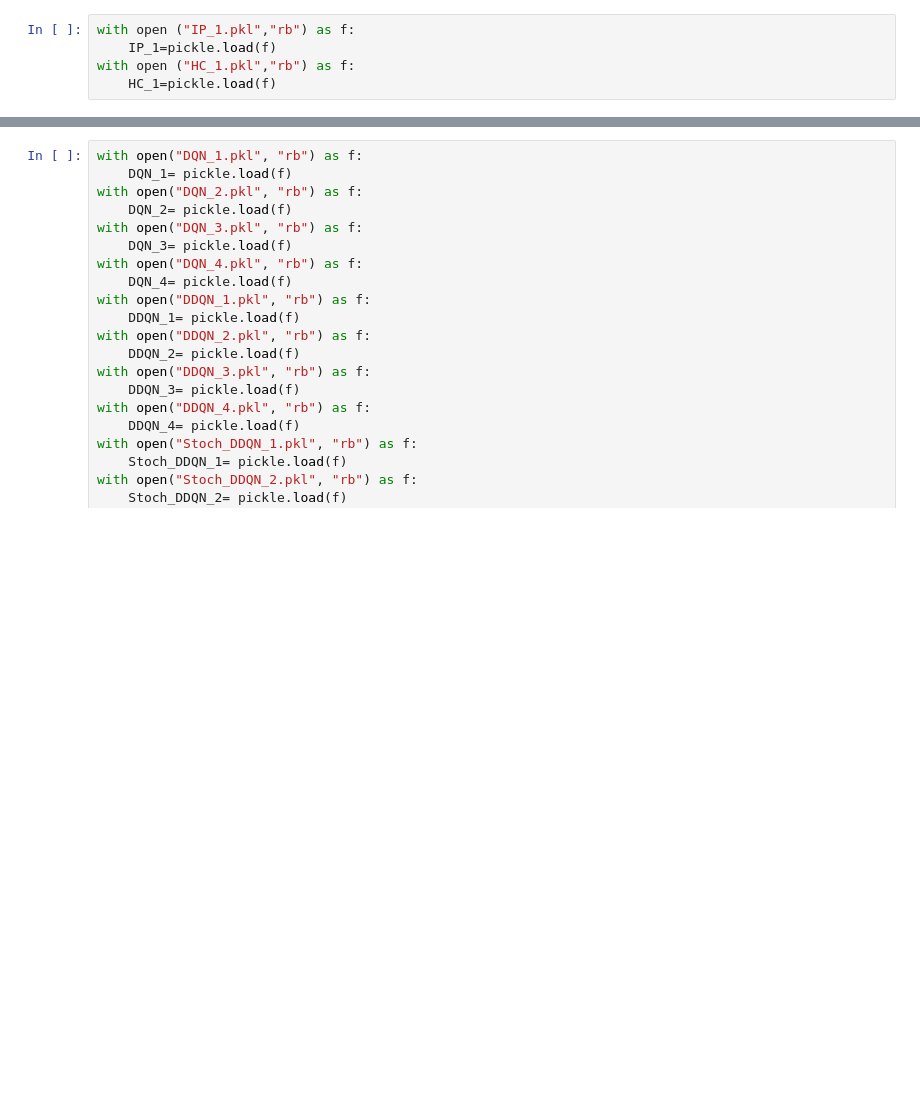
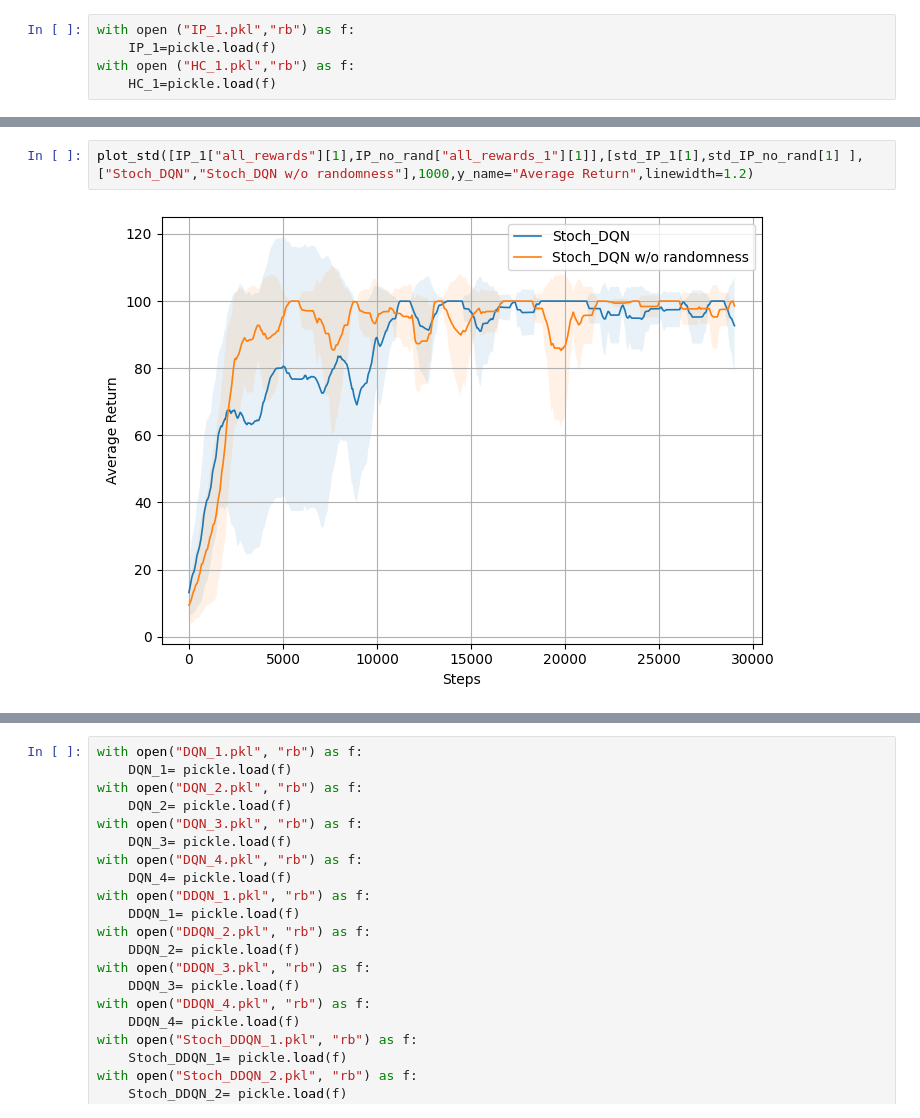
Before and after one commit to Tarik-com/Stochastic-Q-learning, a Jupyter notebook: Experiments.ipynb, the cells around one changed output, grey strips where cells are left out. Drawn from its saved outputs; the diff is of its cells as text; blank space fills up the shorter version.

```diff
--- a/Experiments.ipynb
+++ b/Experiments.ipynb
@@ -109,0 +109,4 @@ one_plot_1([results["all_rewards"][i][:] for i in range(4)],names,800)
+# %%
+plot_std([IP_1["all_rewards"][1],IP_no_rand["all_rewards_1"][1]],[std_IP_1[1],std_IP_no_rand[1] ],["Stoch_DQN","Stoch_DQN w/o randomness"],1000,y_name="Average Return",linewidth=1.2)
+# %% [output]
+[figure, added]
```
Also changed, not shown: parts of 101 cells of this notebook, 6 other files.
